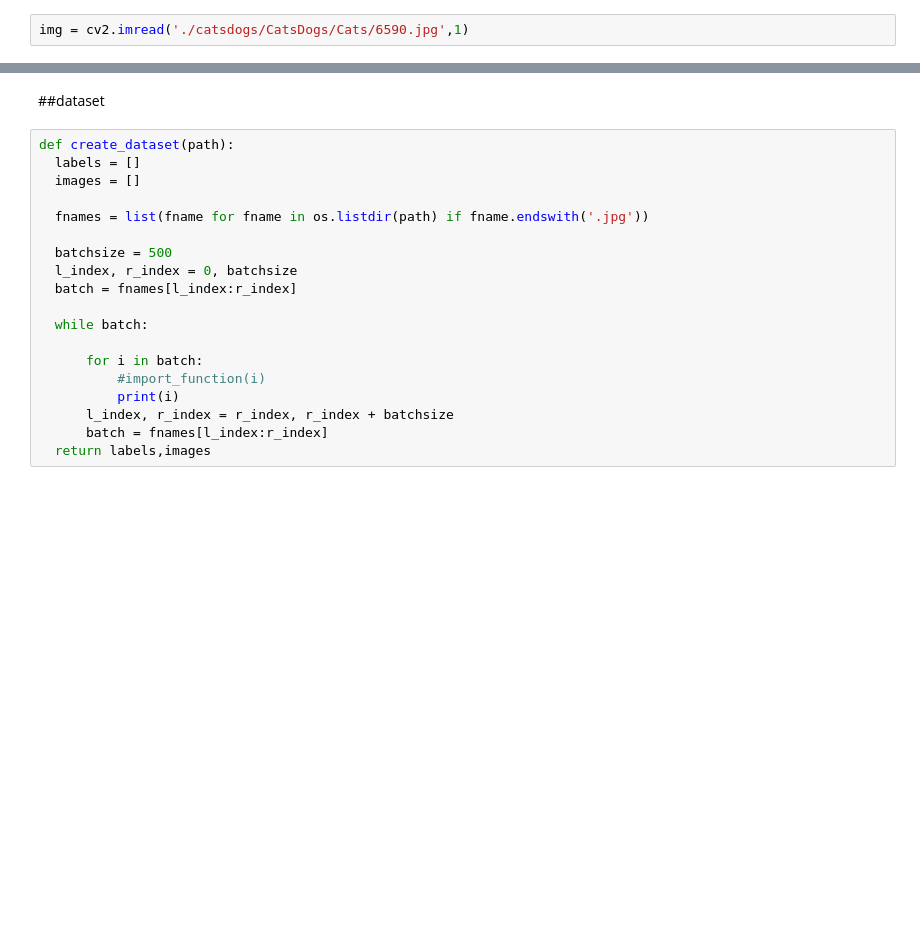
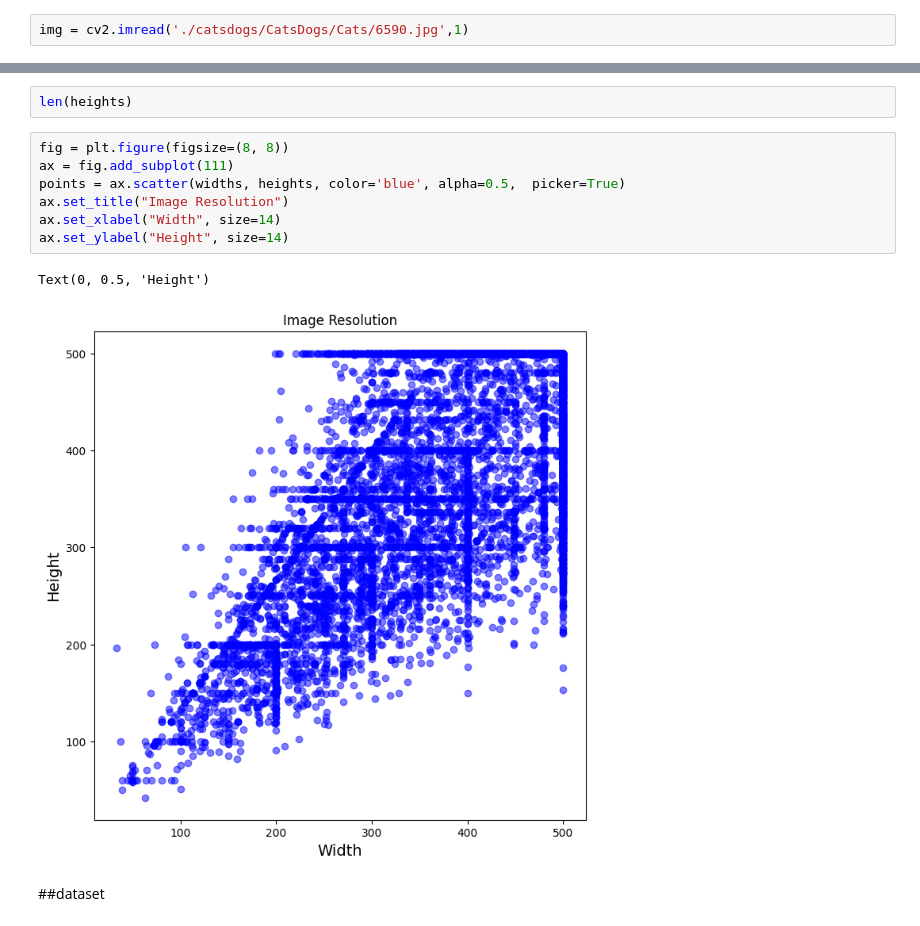
Before and after one commit to mohcenlaaroussi/cats_dogs_classification, a Jupyter notebook: cats_dogs_classification.ipynb, the cells around one changed output, grey strips where cells are left out. Cells and saved outputs as stored; diff of their text form; blank space fills up the shorter version.

```diff
--- a/cats_dogs_classification.ipynb
+++ b/cats_dogs_classification.ipynb
@@ -354,21 +341,14 @@ plt.show()
+# %%
+len(heights)
+# %%
+fig = plt.figure(figsize=(8, 8))
+ax = fig.add_subplot(111)
+points = ax.scatter(widths, heights, color='blue', alpha=0.5,  picker=True)
+ax.set_title("Image Resolution")
+ax.set_xlabel("Width", size=14)
+ax.set_ylabel("Height", size=14)
+# %% [output]
+Text(0, 0.5, 'Height')
+[figure, added]
 # %% [markdown]
 ##dataset
-# %%
-def create_dataset(path):
-  labels = []
-  images = []
-
-  fnames = list(fname for fname in os.listdir(path) if fname.endswith('.jpg'))
-
-  batchsize = 500
-  l_index, r_index = 0, batchsize
-  batch = fnames[l_index:r_index]
-
-  while batch:
-
-      for i in batch:
-          #import_function(i)
-          print(i)
-      l_index, r_index = r_index, r_index + batchsize
-      batch = fnames[l_index:r_index]
-  return labels,images
```
Also changed, not shown: parts of 73 cells of this notebook.
